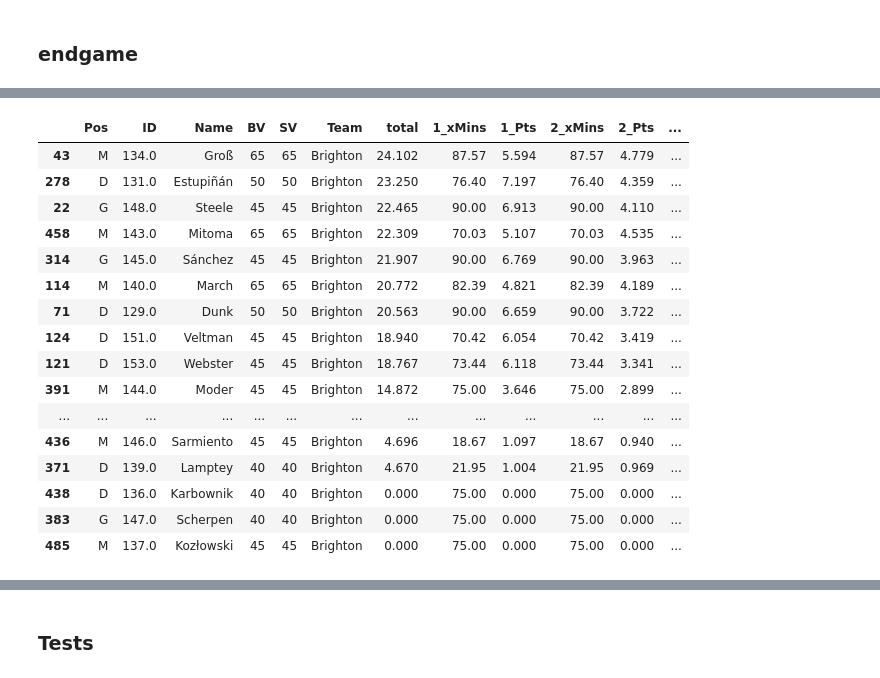
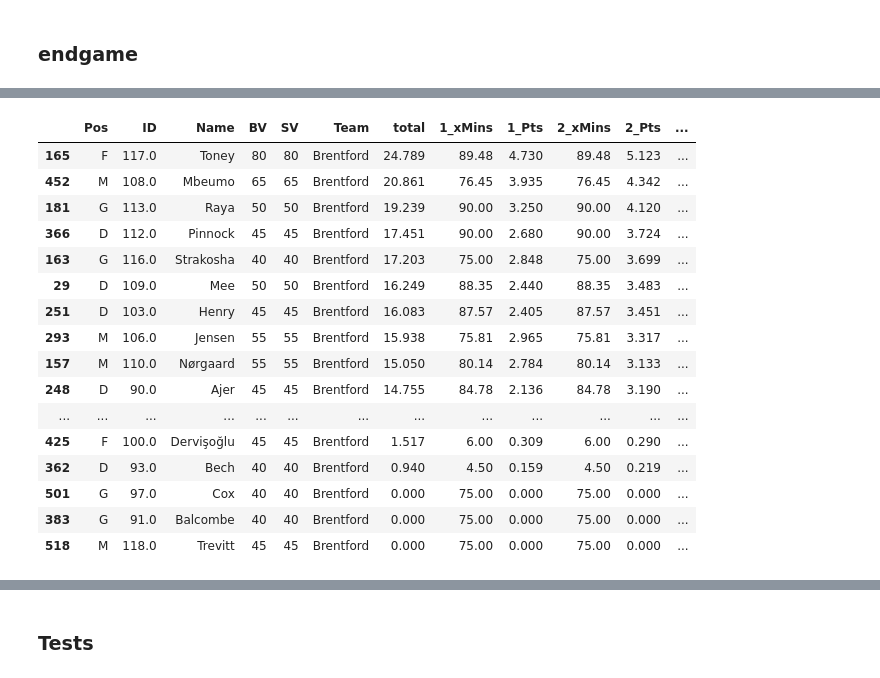
Before and after one commit to spiros26/FPL-Project, a Jupyter notebook: ev_creator/ALEX.ipynb, the cells around one changed output, grey strips where cells are left out. Saved outputs shown, nothing was run; the diff lists cells and outputs as text; code cells hidden in the pictures.

```diff
--- a/ev_creator/ALEX.ipynb
+++ b/ev_creator/ALEX.ipynb
@@ -978,28 +1011,28 @@ an_ev_df = compute_analytical_ev(next_gw, horizon, review_horizon, season, revie
 # %%
 from modules.useful_functions2 import filter_df
 
 ev_df = filter_df(an_ev_df, next_gw, horizon, '_Pts', 'total', an_ev_df.shape[0])
-df = an_ev_df[an_ev_df['Team']=='Brighton']
+df = an_ev_df[an_ev_df['Team']=='Brentford']
 #df = an_ev_df
 filter_df(df, next_gw, horizon, '_Pts', 'total', 30)
 # %% [output]
 |  | Pos | ID | Name | BV | SV | Team | total | 1_xMins | 1_Pts | 2_xMins | 2_Pts | ... |
-| 43 | M | 134.0 | Groß | 65 | 65 | Brighton | 24.102 | 87.57 | 5.594 | 87.57 | 4.779 | ... |
-| 278 | D | 131.0 | Estupiñán | 50 | 50 | Brighton | 23.250 | 76.40 | 7.197 | 76.40 | 4.359 | ... |
-| 22 | G | 148.0 | Steele | 45 | 45 | Brighton | 22.465 | 90.00 | 6.913 | 90.00 | 4.110 | ... |
-| 458 | M | 143.0 | Mitoma | 65 | 65 | Brighton | 22.309 | 70.03 | 5.107 | 70.03 | 4.535 | ... |
-| 314 | G | 145.0 | Sánchez | 45 | 45 | Brighton | 21.907 | 90.00 | 6.769 | 90.00 | 3.963 | ... |
-| 114 | M | 140.0 | March | 65 | 65 | Brighton | 20.772 | 82.39 | 4.821 | 82.39 | 4.189 | ... |
-| 71 | D | 129.0 | Dunk | 50 | 50 | Brighton | 20.563 | 90.00 | 6.659 | 90.00 | 3.722 | ... |
-| 124 | D | 151.0 | Veltman | 45 | 45 | Brighton | 18.940 | 70.42 | 6.054 | 70.42 | 3.419 | ... |
-| 121 | D | 153.0 | Webster | 45 | 45 | Brighton | 18.767 | 73.44 | 6.118 | 73.44 | 3.341 | ... |
-| 391 | M | 144.0 | Moder | 45 | 45 | Brighton | 14.872 | 75.00 | 3.646 | 75.00 | 2.899 | ... |
+| 165 | F | 117.0 | Toney | 80 | 80 | Brentford | 24.789 | 89.48 | 4.730 | 89.48 | 5.123 | ... |
+| 452 | M | 108.0 | Mbeumo | 65 | 65 | Brentford | 20.861 | 76.45 | 3.935 | 76.45 | 4.342 | ... |
+| 181 | G | 113.0 | Raya | 50 | 50 | Brentford | 19.239 | 90.00 | 3.250 | 90.00 | 4.120 | ... |
+| 366 | D | 112.0 | Pinnock | 45 | 45 | Brentford | 17.451 | 90.00 | 2.680 | 90.00 | 3.724 | ... |
+| 163 | G | 116.0 | Strakosha | 40 | 40 | Brentford | 17.203 | 75.00 | 2.848 | 75.00 | 3.699 | ... |
+| 29 | D | 109.0 | Mee | 50 | 50 | Brentford | 16.249 | 88.35 | 2.440 | 88.35 | 3.483 | ... |
+| 251 | D | 103.0 | Henry | 45 | 45 | Brentford | 16.083 | 87.57 | 2.405 | 87.57 | 3.451 | ... |
+| 293 | M | 106.0 | Jensen | 55 | 55 | Brentford | 15.938 | 75.81 | 2.965 | 75.81 | 3.317 | ... |
+| 157 | M | 110.0 | Nørgaard | 55 | 55 | Brentford | 15.050 | 80.14 | 2.784 | 80.14 | 3.133 | ... |
+| 248 | D | 90.0 | Ajer | 45 | 45 | Brentford | 14.755 | 84.78 | 2.136 | 84.78 | 3.190 | ... |
 | ... | ... | ... | ... | ... | ... | ... | ... | ... | ... | ... | ... | ... |
-| 436 | M | 146.0 | Sarmiento | 45 | 45 | Brighton | 4.696 | 18.67 | 1.097 | 18.67 | 0.940 | ... |
-| 371 | D | 139.0 | Lamptey | 40 | 40 | Brighton | 4.670 | 21.95 | 1.004 | 21.95 | 0.969 | ... |
-| 438 | D | 136.0 | Karbownik | 40 | 40 | Brighton | 0.000 | 75.00 | 0.000 | 75.00 | 0.000 | ... |
-| 383 | G | 147.0 | Scherpen | 40 | 40 | Brighton | 0.000 | 75.00 | 0.000 | 75.00 | 0.000 | ... |
-| 485 | M | 137.0 | Kozłowski | 45 | 45 | Brighton | 0.000 | 75.00 | 0.000 | 75.00 | 0.000 | ... |
+| 425 | F | 100.0 | Dervişoğlu | 45 | 45 | Brentford | 1.517 | 6.00 | 0.309 | 6.00 | 0.290 | ... |
+| 362 | D | 93.0 | Bech | 40 | 40 | Brentford | 0.940 | 4.50 | 0.159 | 4.50 | 0.219 | ... |
+| 501 | G | 97.0 | Cox | 40 | 40 | Brentford | 0.000 | 75.00 | 0.000 | 75.00 | 0.000 | ... |
+| 383 | G | 91.0 | Balcombe | 40 | 40 | Brentford | 0.000 | 75.00 | 0.000 | 75.00 | 0.000 | ... |
+| 518 | M | 118.0 | Trevitt | 45 | 45 | Brentford | 0.000 | 75.00 | 0.000 | 75.00 | 0.000 | ... |
 # %%
 an_ev_df
 # %% [output]
```
Also changed, not shown: parts of 7 cells of this notebook, 2 other files.
